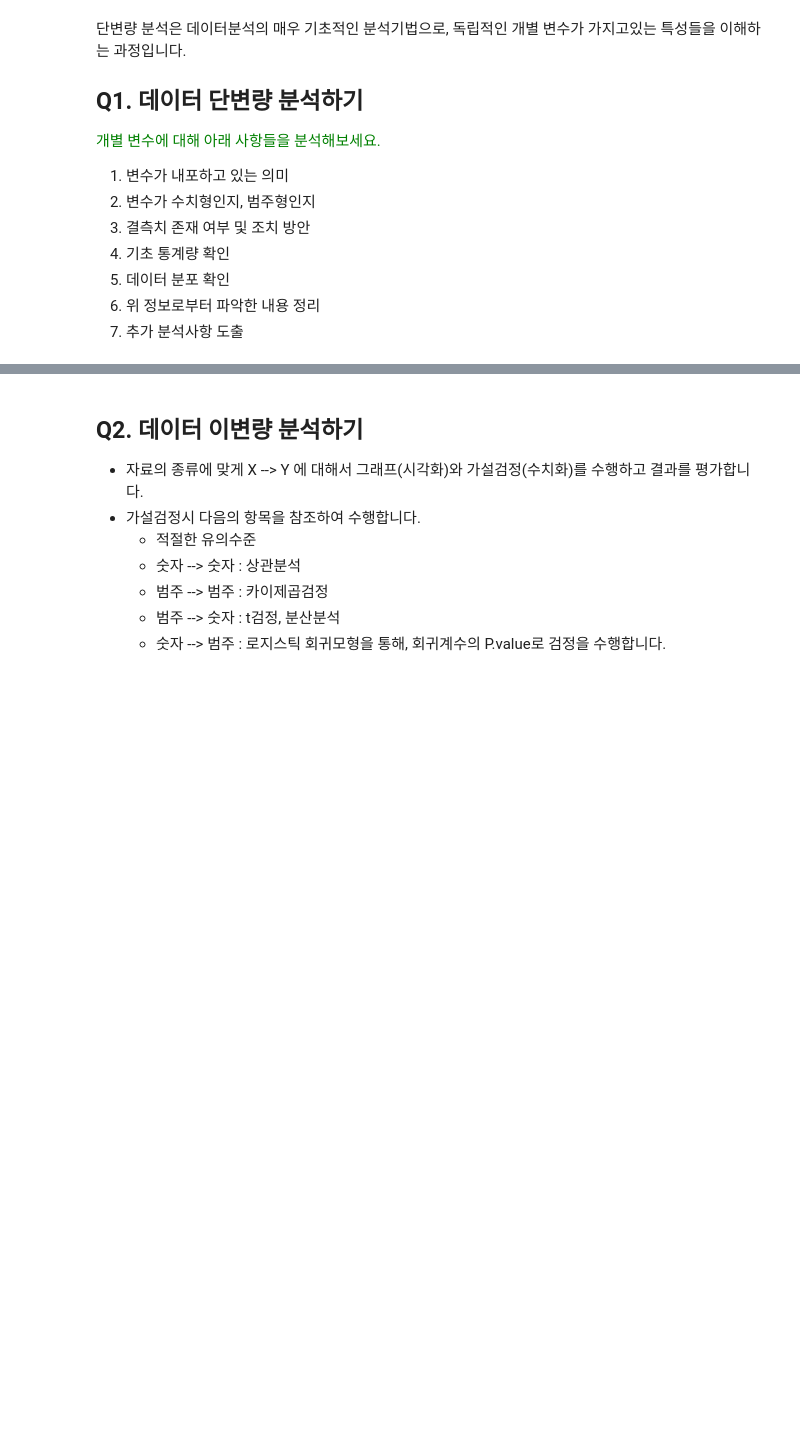
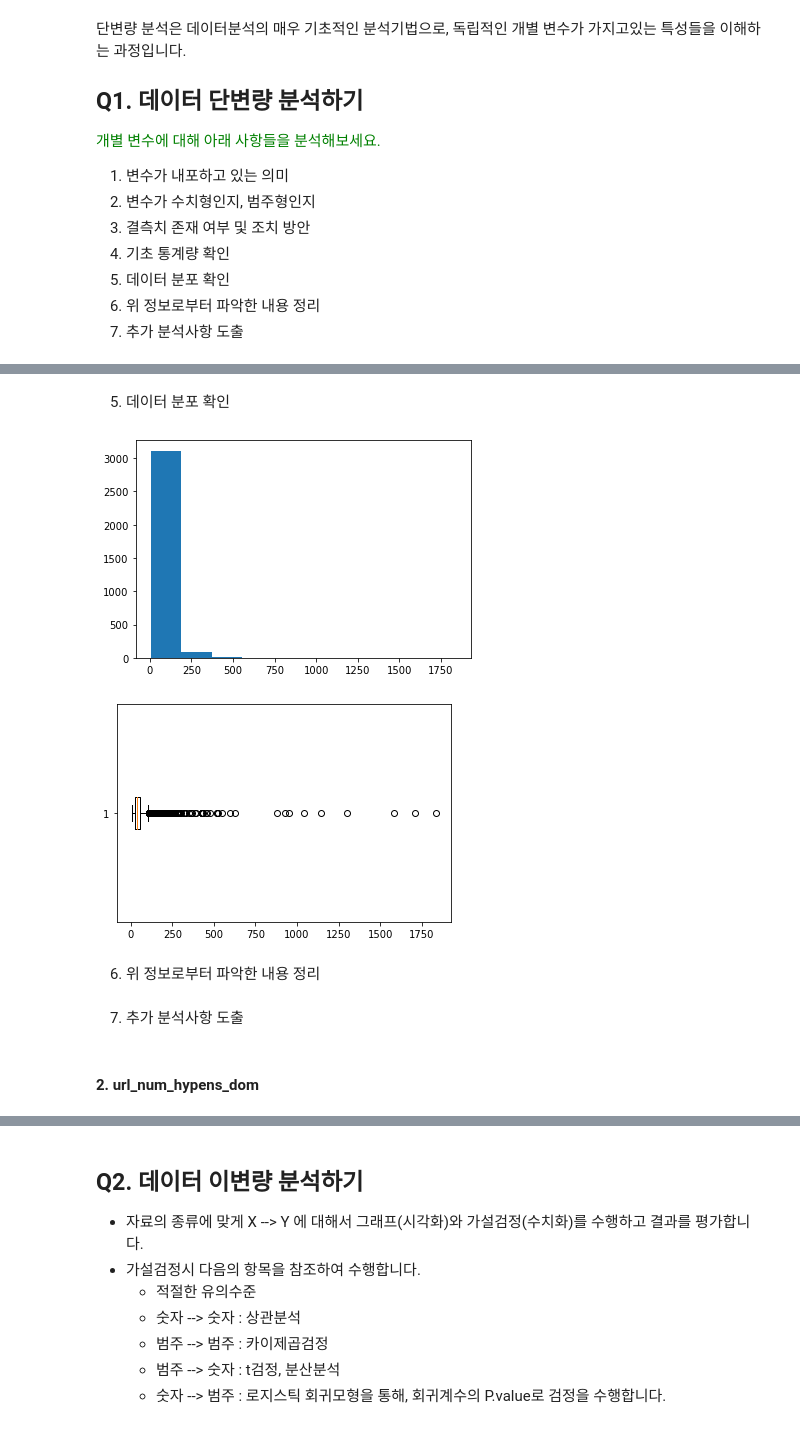
Before and after one commit to yeonsu98/MiniProject, a Jupyter notebook: 악성사이트탐지모델링/악성사이트 실습파일/2. 데이터 전처리.ipynb, the cells around one changed output, grey strips where cells are left out. Saved outputs shown, nothing was run; the diff lists cells and outputs as text; code cells hidden in the pictures; blank space fills up the shorter version.

```diff
--- a/악성사이트탐지모델링/악성사이트 실습파일/2. 데이터 전처리.ipynb
+++ b/악성사이트탐지모델링/악성사이트 실습파일/2. 데이터 전처리.ipynb
@@ -51,2 +56,5 @@
 # %% [markdown]
 ### **나.  학습데이터 불러오기**
+# %%
+df = pd.read_csv('train_dataset.csv')
+df.head()
@@ -52,0 +69,3 @@
+# %%
+# unnamed feature drop
+df = df.drop('Unnamed: 0', axis=1)
@@ -69,0 +101,2 @@
+# %%
+feature = 'url_len'
@@ -69,0 +131,16 @@
+# %% [markdown]
+5) 데이터 분포 확인
+# %%
+def plot_show(feature):
+    plt.hist(df[feature])
+    plt.show()
+
+    plt.boxplot(df[feature], vert=False)
+    plt.show()
+# %%
+plot_show(feature)
+# %% [output]
+[figure, added]
+[figure, added]
+# %% [markdown]
+6) 위 정보로부터 파악한 내용 정리
@@ -69,0 +149,2 @@
+# %% [markdown]
+7) 추가 분석사항 도출
@@ -69,0 +153,2 @@
+# %% [markdown]
+#### 2. url_num_hypens_dom
```
Also changed, not shown: parts of 193 cells of this notebook, 1 other file.
